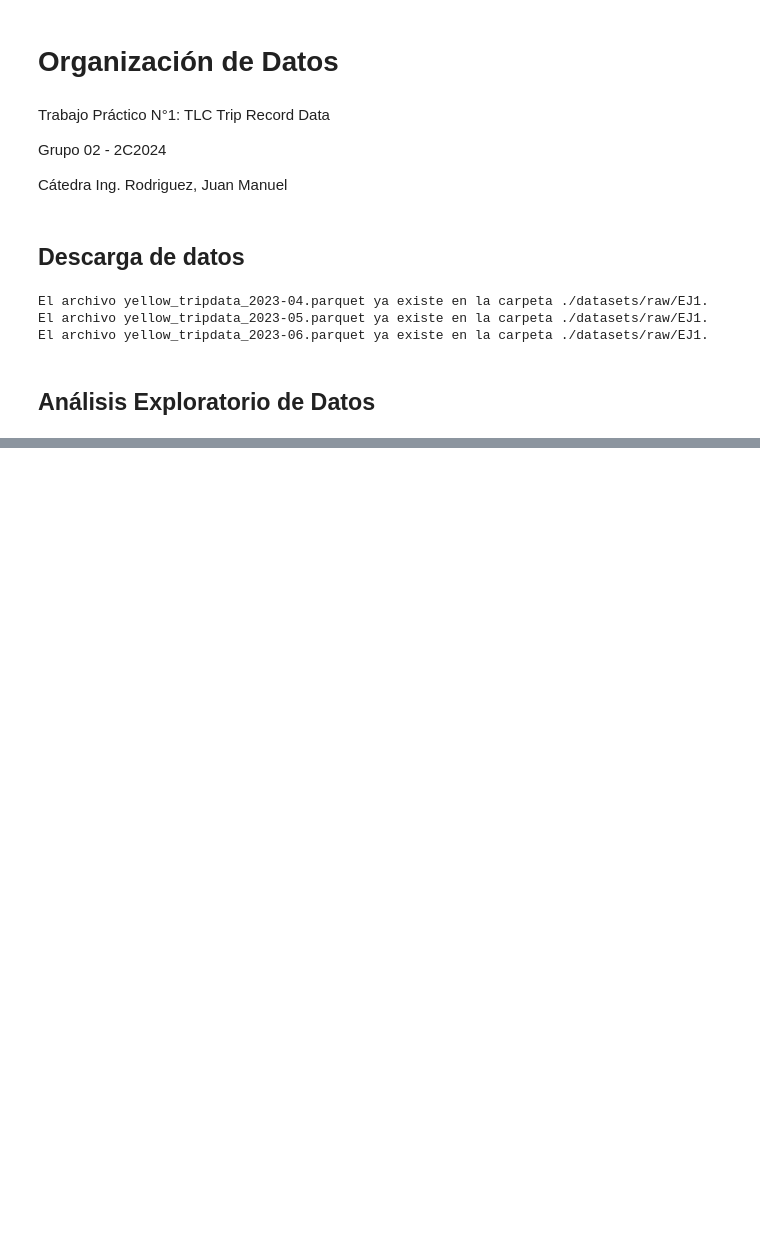
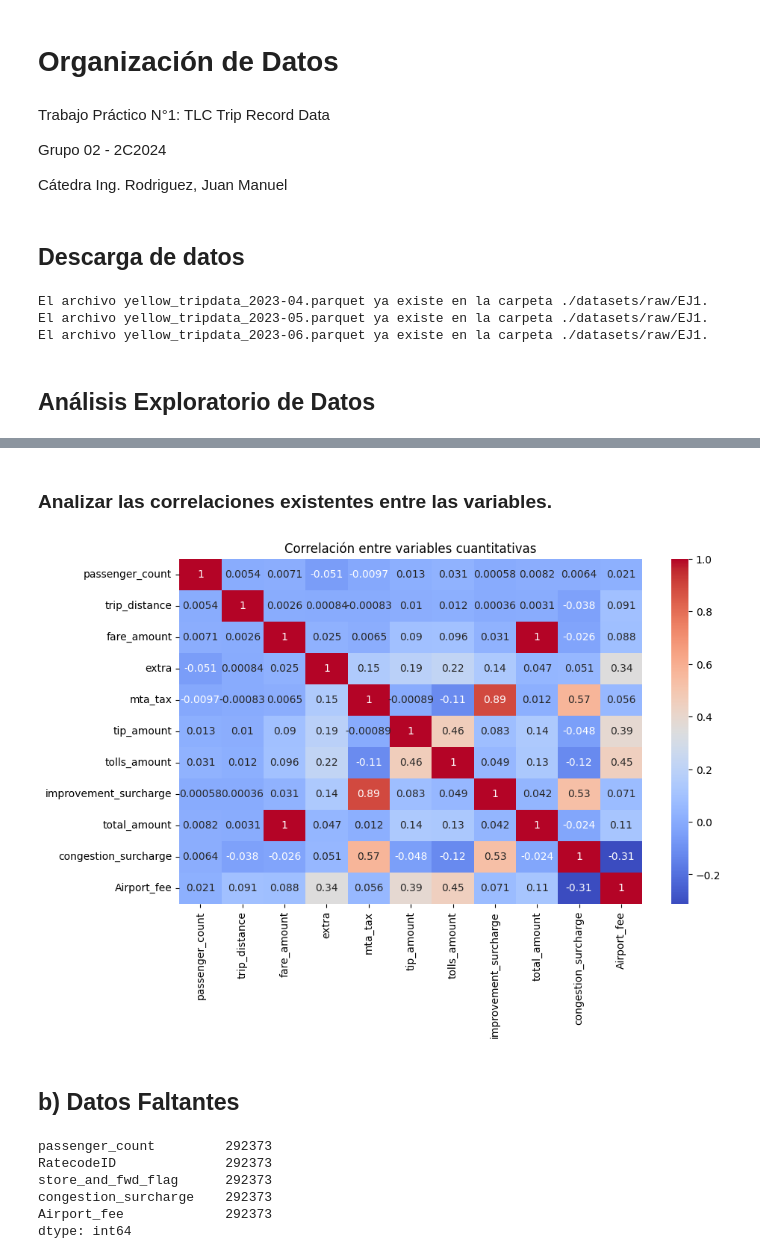
Before and after one commit to lcondoriz/TA047R-2C2024-GRUPO02, a Jupyter notebook: TA047R_TP1_GRUPO02_ENTREGA_EJ1.ipynb, the cells around one changed output, grey strips where cells are left out. Cells and saved outputs as stored; diff of their text form; code cells hidden in the pictures; blank space fills up the shorter version.

```diff
--- a/TA047R_TP1_GRUPO02_ENTREGA_EJ1.ipynb
+++ b/TA047R_TP1_GRUPO02_ENTREGA_EJ1.ipynb
@@ -37,0 +75,2 @@ yellow_april = pd.read_parquet('./datasets/raw/EJ1/yellow_tripdata_2023-04.parqu
+# %%
+quantitative_variables = ['passenger_count', 'trip_distance', 'fare_amount', 'extra', 'mta_tax', 'tip_amount', 'tolls_amount', 'improvement_surcharge', 'total_amount', 'congestion_surcharge', 'Airport_fee']
@@ -37,0 +186,20 @@ yellow_april = pd.read_parquet('./datasets/raw/EJ1/yellow_tripdata_2023-04.parqu
+# %% [markdown]
+### Analizar las correlaciones existentes entre las variables.
+# %%
+plt.figure(figsize=(10, 6))
+sns.heatmap(yellow[quantitative_variables].corr(), annot=True, cmap='coolwarm')
+plt.title('Correlación entre variables cuantitativas')
+plt.show()
+# %% [output]
+[figure, added]
+# %% [markdown]
+## b) Datos Faltantes
+# %%
+yellow.isnull().sum()[yellow.isnull().sum() > 0]
+# %% [output]
+passenger_count         292373
+RatecodeID              292373
+store_and_fwd_flag      292373
+congestion_surcharge    292373
+Airport_fee             292373
+dtype: int64
```
Also changed, not shown: parts of 37 cells of this notebook.
